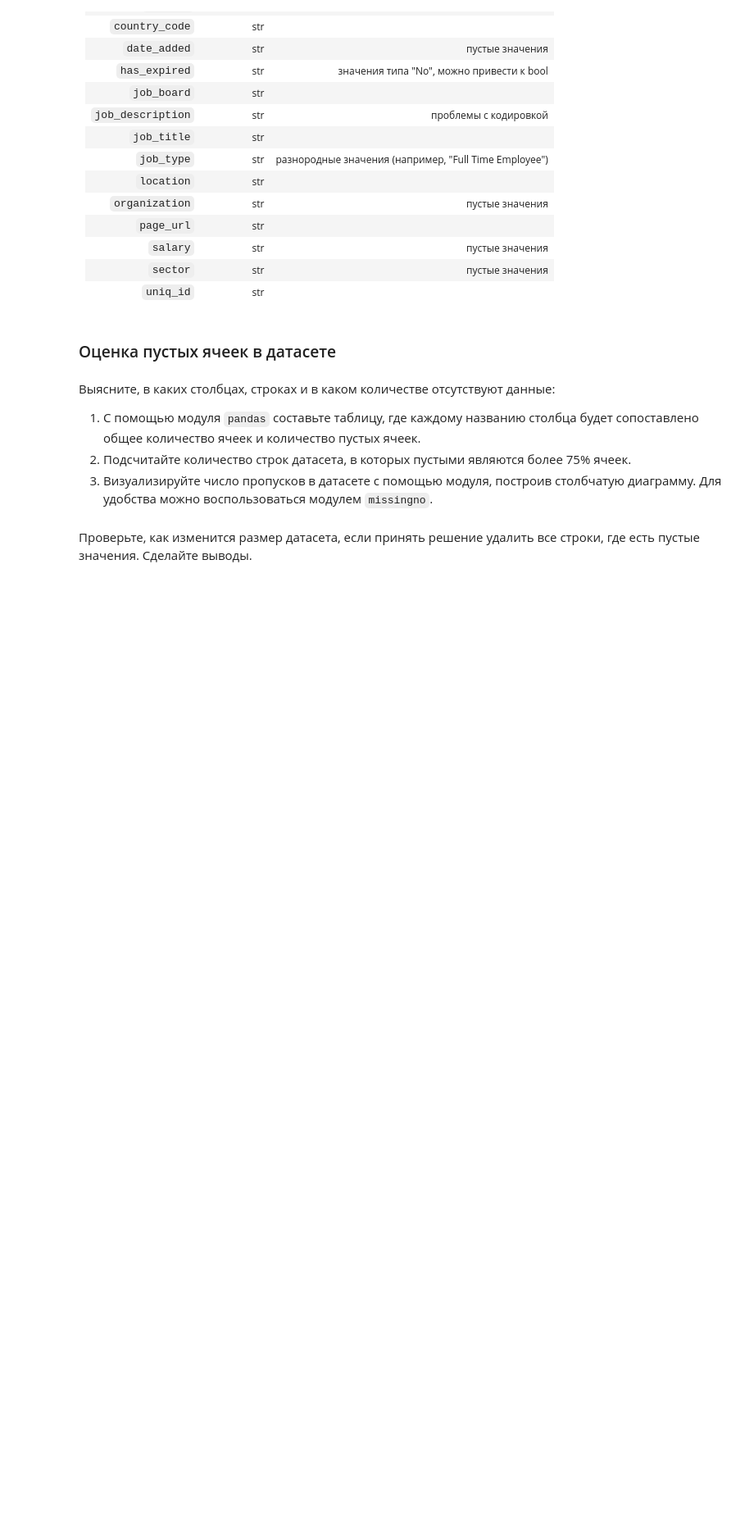
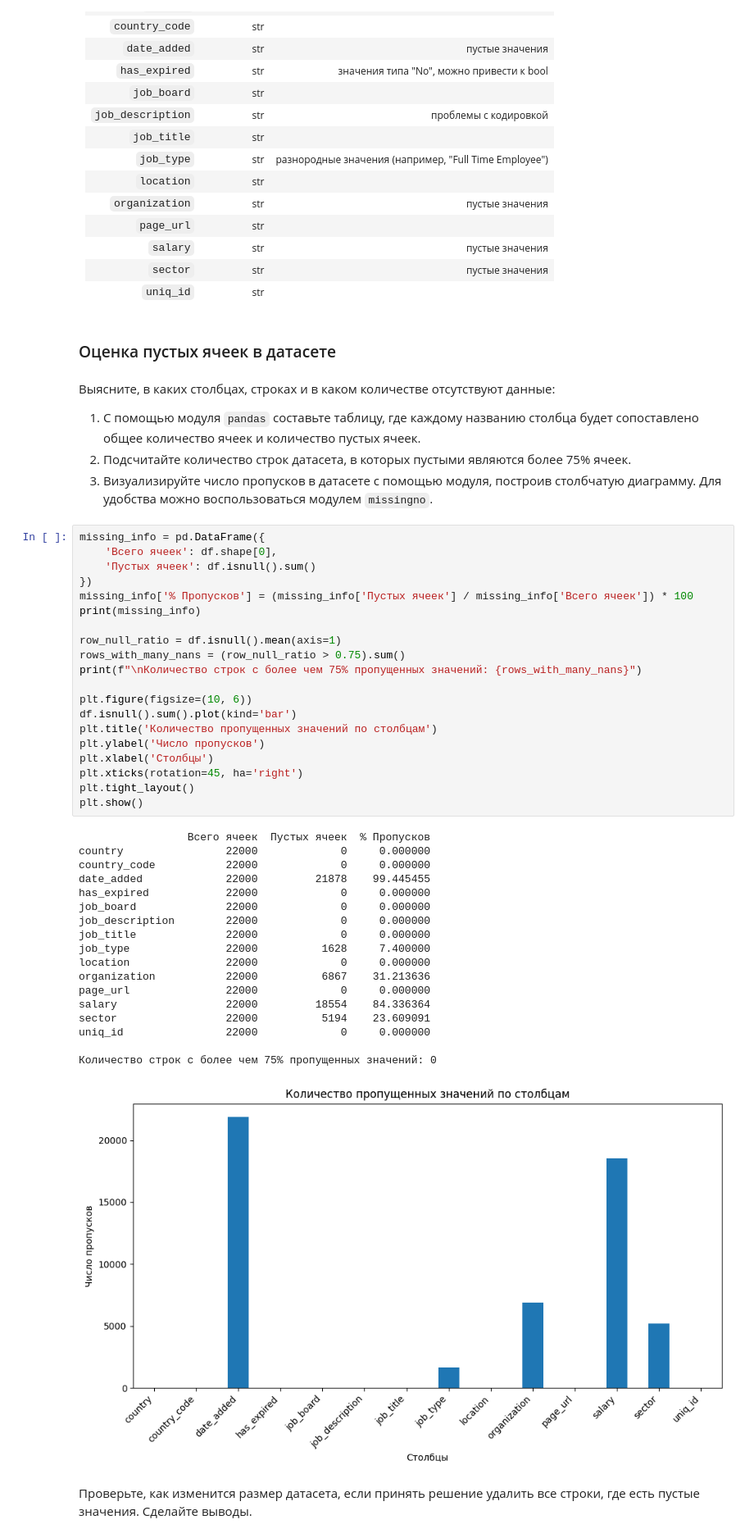
Before and after one commit to Alex00999/data-vis, a Jupyter notebook: labs/ЛР3_Обеспечение_качества_данных.ipynb, the cells around one changed output. Shown at 82% size. Saved outputs shown, nothing was run; the diff lists cells and outputs as text; blank space fills up the shorter version.

```diff
--- a/labs/ЛР3_Обеспечение_качества_данных.ipynb
+++ b/labs/ЛР3_Обеспечение_качества_данных.ipynb
@@ -99,5 +99,44 @@ print(df.sample(5))
 1. С помощью модуля `pandas` составьте таблицу, где каждому названию столбца будет сопоставлено общее количество ячеек и количество пустых ячеек.
 2. Подсчитайте количество строк датасета, в которых пустыми являются более 75% ячеек.
 3. Визуализируйте число пропусков в датасете с помощью модуля, построив столбчатую диаграмму. Для удобства можно воспользоваться модулем `missingno`.
+# %%
+missing_info = pd.DataFrame({
+    'Всего ячеек': df.shape[0],
+    'Пустых ячеек': df.isnull().sum()
+})
+missing_info['% Пропусков'] = (missing_info['Пустых ячеек'] / missing_info['Всего ячеек']) * 100
+print(missing_info)
+
+row_null_ratio = df.isnull().mean(axis=1)
+rows_with_many_nans = (row_null_ratio > 0.75).sum()
+print(f"\nКоличество строк с более чем 75% пропущенных значений: {rows_with_many_nans}")
+
+plt.figure(figsize=(10, 6))
+df.isnull().sum().plot(kind='bar')
+plt.title('Количество пропущенных значений по столбцам')
+plt.ylabel('Число пропусков')
+plt.xlabel('Столбцы')
+plt.xticks(rotation=45, ha='right')
+plt.tight_layout()
+plt.show()
+# %% [output]
+                 Всего ячеек  Пустых ячеек  % Пропусков
+country                22000             0     0.000000
+country_code           22000             0     0.000000
+date_added             22000         21878    99.445455
+has_expired            22000             0     0.000000
+job_board              22000             0     0.000000
+job_description        22000             0     0.000000
+job_title              22000             0     0.000000
+job_type               22000          1628     7.400000
+location               22000             0     0.000000
+organization           22000          6867    31.213636
+page_url               22000             0     0.000000
+salary                 22000         18554    84.336364
+sector                 22000          5194    23.609091
+uniq_id                22000             0     0.000000
+
+Количество строк с более чем 75% пропущенных значений: 0
+[figure, added]
 # %% [markdown]
 Проверьте, как изменится размер датасета, если принять решение удалить все строки, где есть пустые значения. Сделайте выводы.
```
Also changed, not shown: parts of 14 cells of this notebook.
